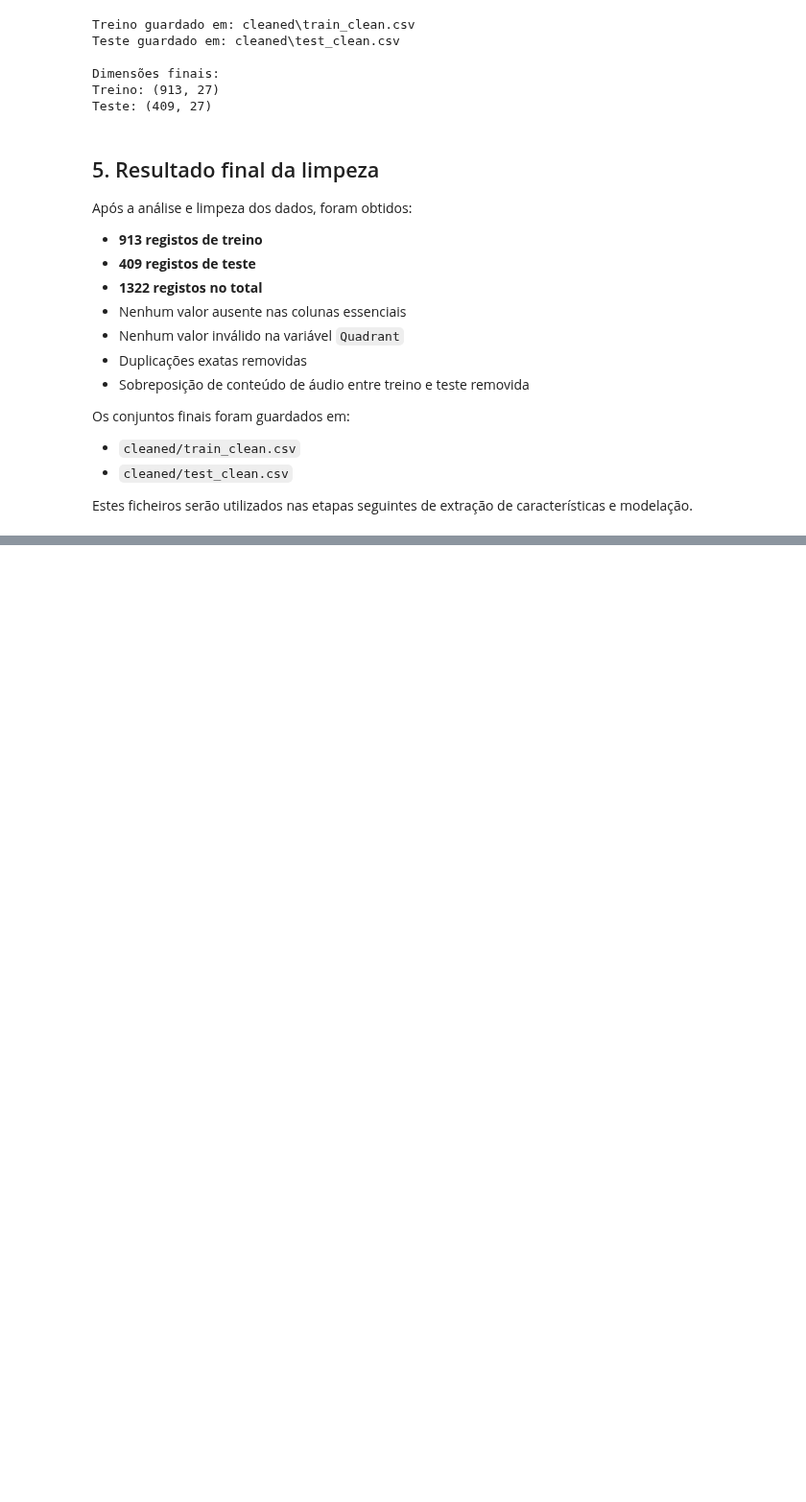
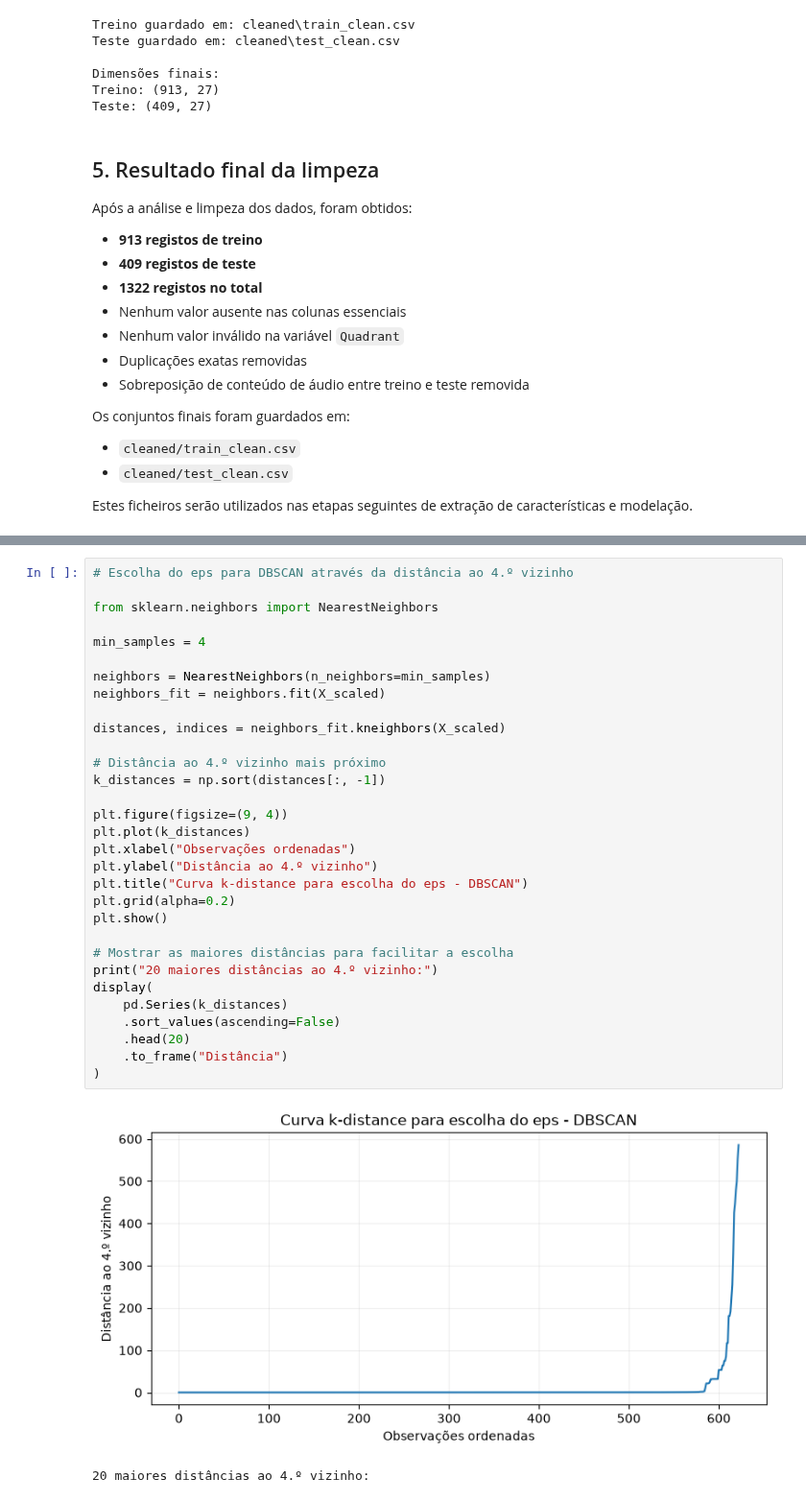
Before and after one commit to AliciaSchiochetSouza/TrabECACPL7, a Jupyter notebook: dataset/build/MERGE_ECAC/02_cleaning.ipynb, the cells around one changed output, grey strips where cells are left out. Shown at 96% size. Saved outputs shown, nothing was run; the diff lists cells and outputs as text; blank space fills up the shorter version.

```diff
--- a/dataset/build/MERGE_ECAC/02_cleaning.ipynb
+++ b/dataset/build/MERGE_ECAC/02_cleaning.ipynb
@@ -1443,0 +2258,34 @@ Estes ficheiros serão utilizados nas etapas seguintes de extração de caracter
+# %%
+# Escolha do eps para DBSCAN através da distância ao 4.º vizinho
+
+from sklearn.neighbors import NearestNeighbors
+
+min_samples = 4
+
+neighbors = NearestNeighbors(n_neighbors=min_samples)
+neighbors_fit = neighbors.fit(X_scaled)
+
+distances, indices = neighbors_fit.kneighbors(X_scaled)
+
+# Distância ao 4.º vizinho mais próximo
+k_distances = np.sort(distances[:, -1])
+
+plt.figure(figsize=(9, 4))
+plt.plot(k_distances)
+plt.xlabel("Observações ordenadas")
+plt.ylabel("Distância ao 4.º vizinho")
+plt.title("Curva k-distance para escolha do eps - DBSCAN")
+plt.grid(alpha=0.2)
+plt.show()
+
+# Mostrar as maiores distâncias para facilitar a escolha
+print("20 maiores distâncias ao 4.º vizinho:")
+display(
+    pd.Series(k_distances)
+    .sort_values(ascending=False)
+    .head(20)
+    .to_frame("Distância")
+)
+# %% [output]
+[figure, added]
+20 maiores distâncias ao 4.º vizinho:
```
Also changed, not shown: parts of 76 cells of this notebook, 2 other files.
